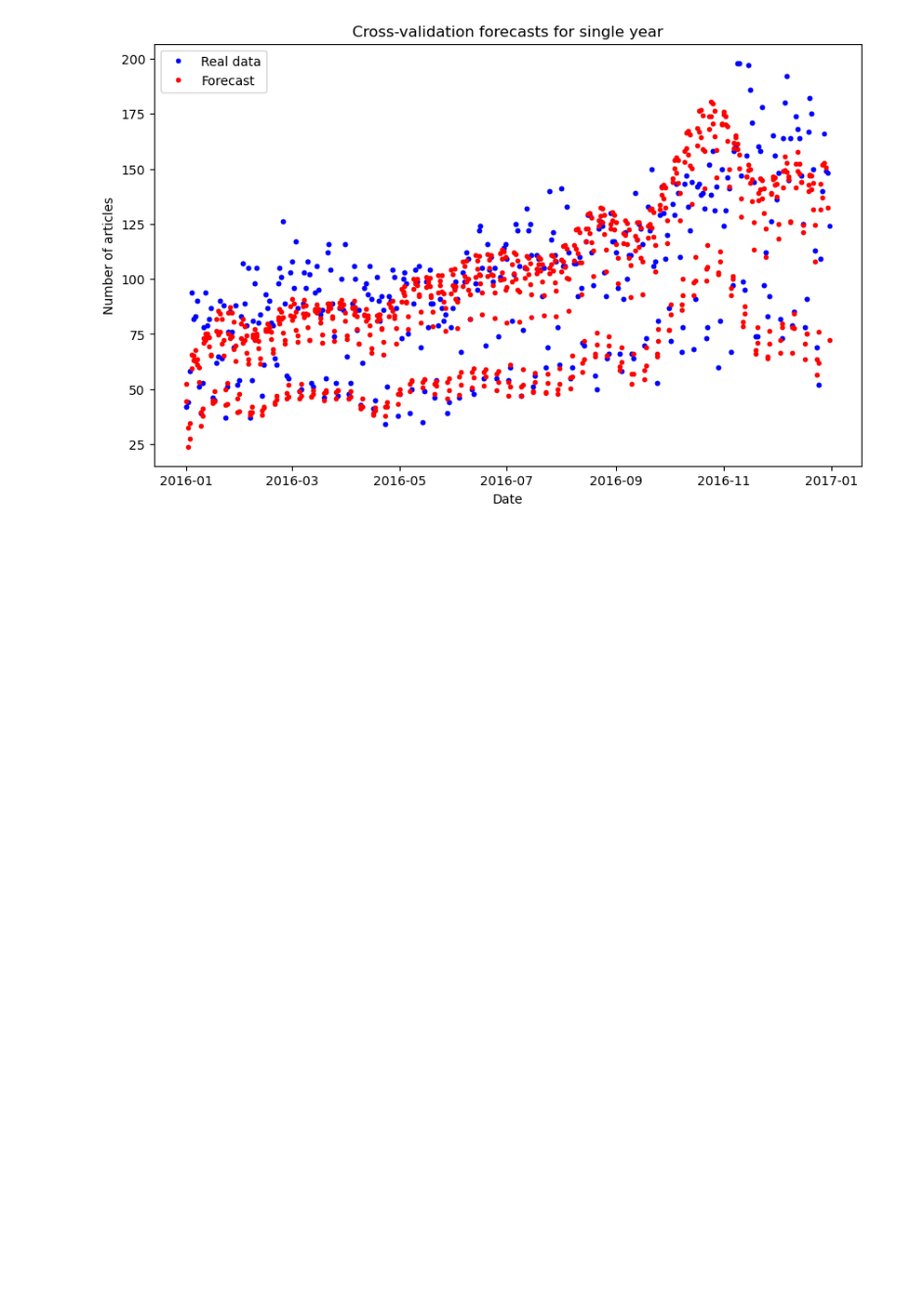
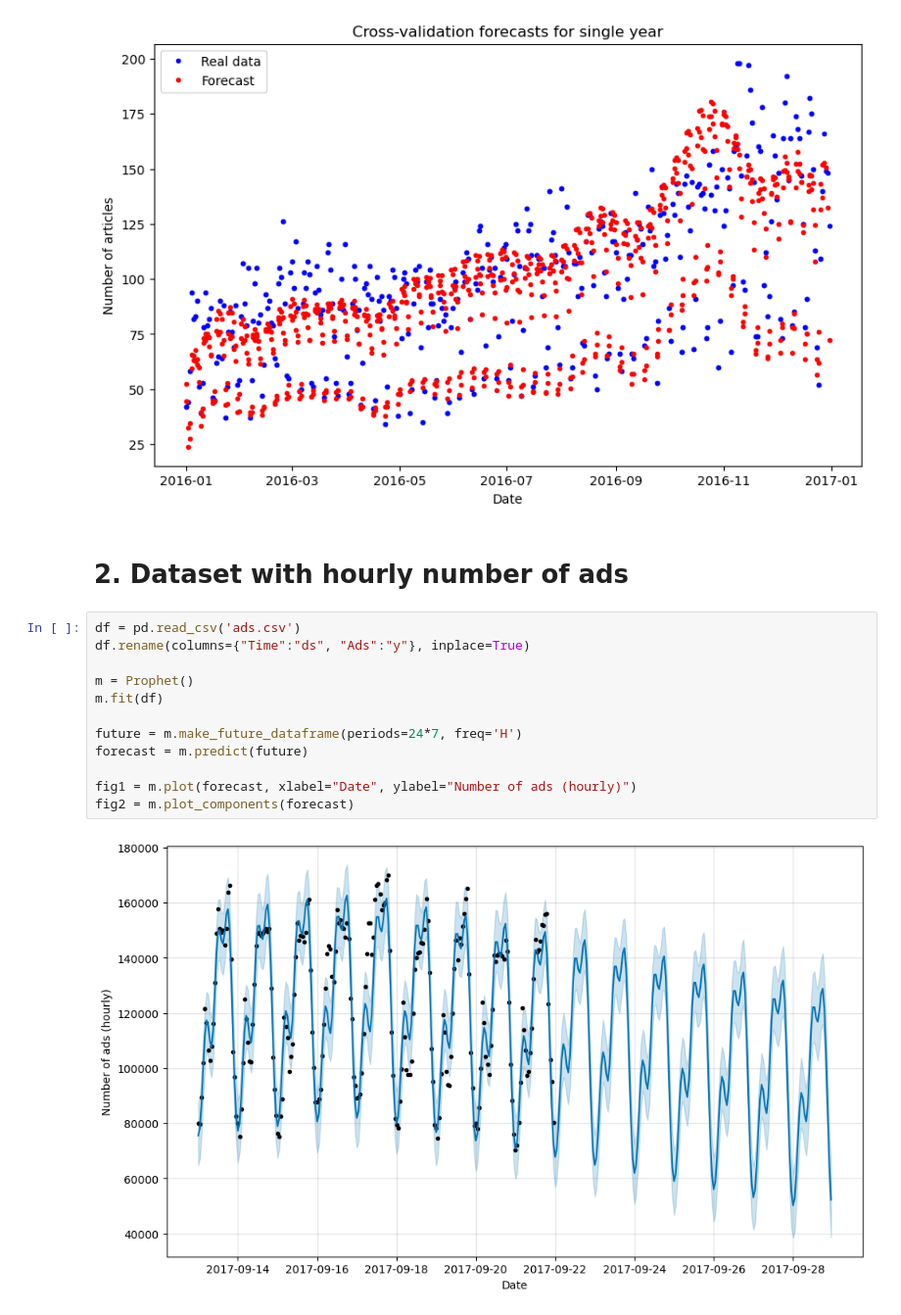
Before and after one commit to jansowa/prophet-examples, a Jupyter notebook: medium-article-exponential-mape-shorter-cut.ipynb, the cells around one changed output. Shown at 98% size. Drawn from its saved outputs; the diff is of its cells as text; blank space fills up the shorter version.

```diff
--- a/medium-article-exponential-mape-shorter-cut.ipynb
+++ b/medium-article-exponential-mape-shorter-cut.ipynb
@@ -196,3 +196,19 @@ ax.legend(loc='upper left')
 plt.show()
 # %% [output]
 [figure]
+# %% [markdown]
+# 2. Dataset with hourly number of ads
+# %%
+df = pd.read_csv('ads.csv')
+df.rename(columns={"Time":"ds", "Ads":"y"}, inplace=True)
+
+m = Prophet()
+m.fit(df)
+
+future = m.make_future_dataframe(periods=24*7, freq='H')
+forecast = m.predict(future)
+
+fig1 = m.plot(forecast, xlabel="Date", ylabel="Number of ads (hourly)")
+fig2 = m.plot_components(forecast)
+# %% [output]
+[figure, added]
```
Also changed, not shown: parts of 6 cells of this notebook, 1 other file.
